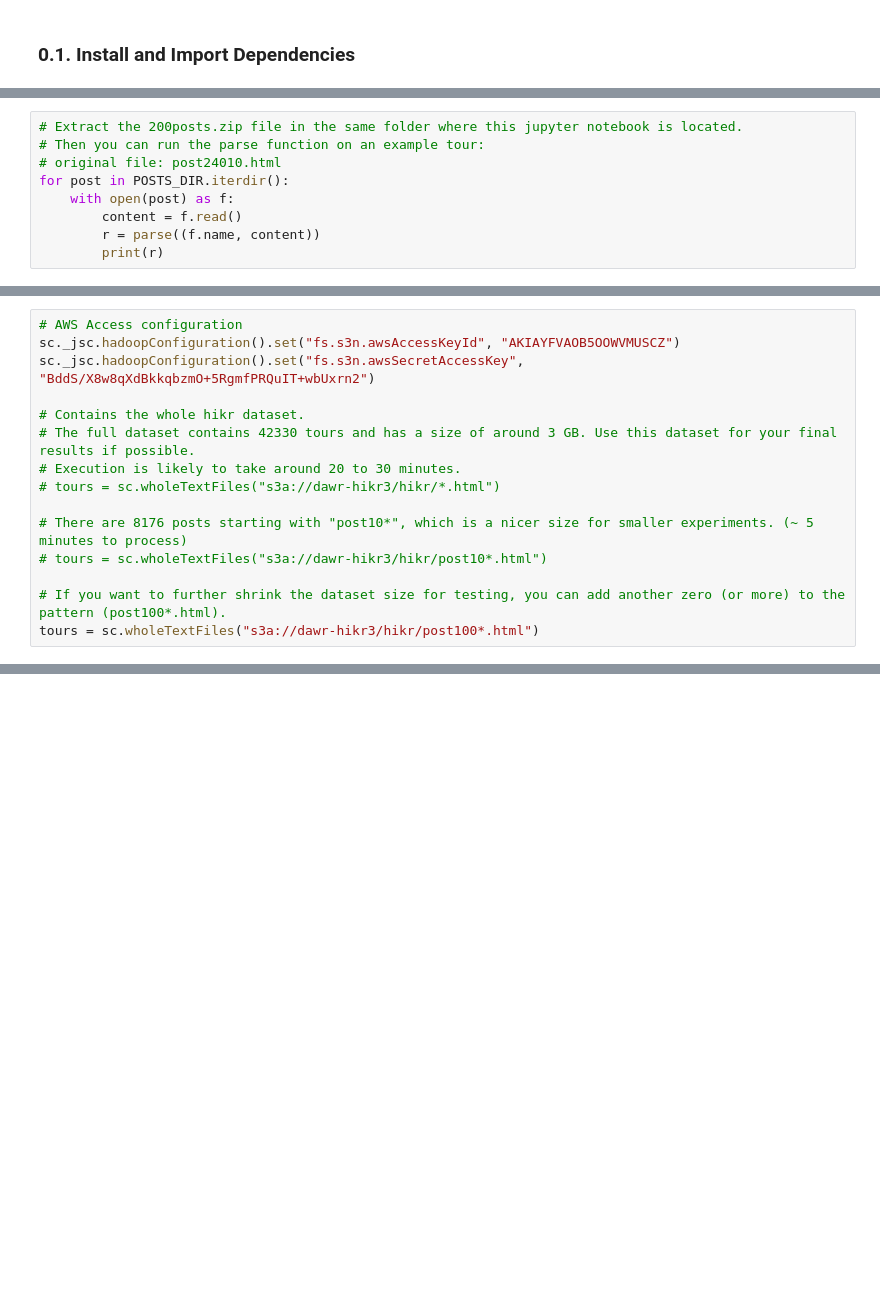
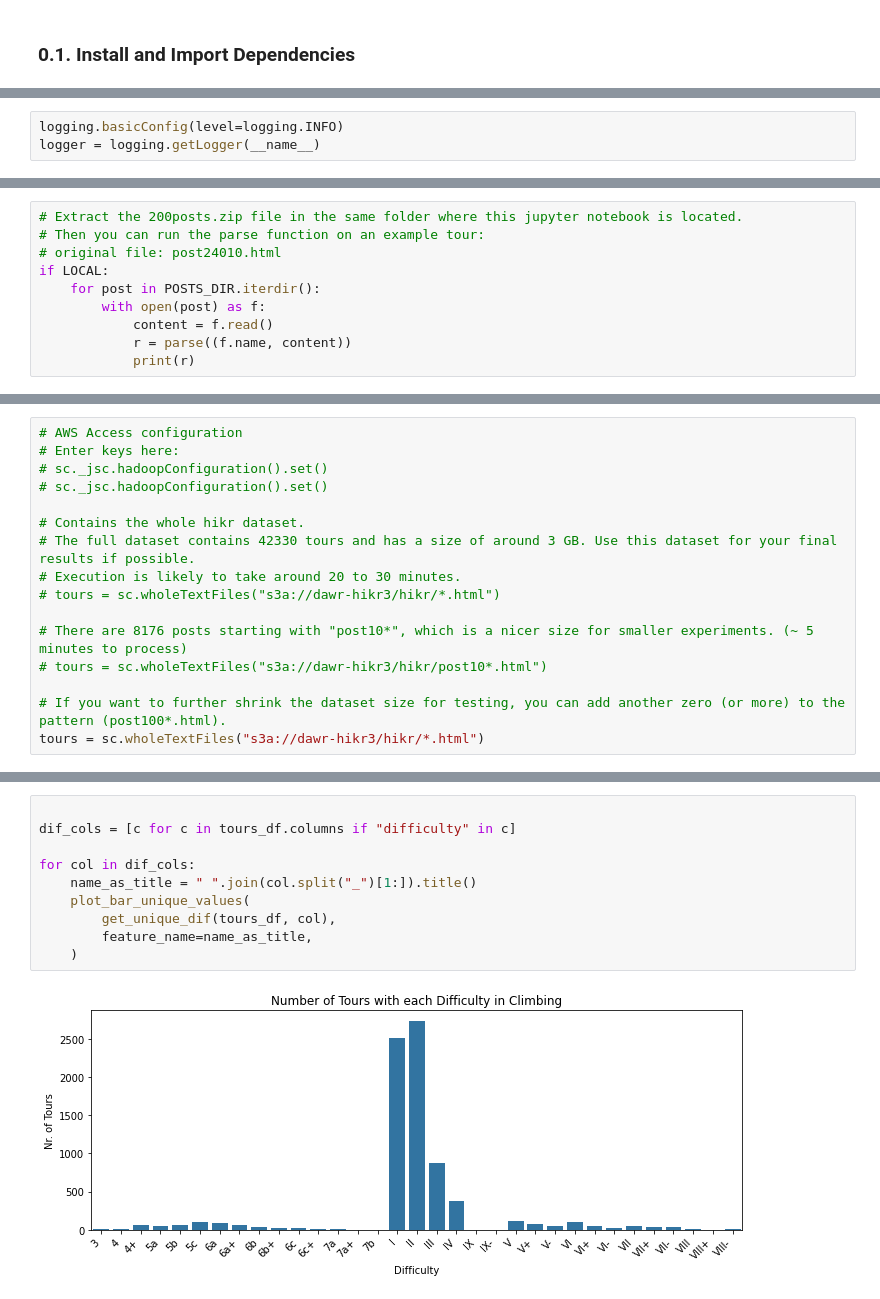
Before and after one commit to RobinfRoth/dawr-ass3, a Jupyter notebook: dawr_assignment3.ipynb, the cells around one changed output, grey strips where cells are left out. Cells and saved outputs as stored; diff of their text form; blank space fills up the shorter version.

```diff
--- a/dawr_assignment3.ipynb
+++ b/dawr_assignment3.ipynb
@@ -22,3 +89,6 @@ POSTS_DIR = DATA_DIR / "200posts"
+# %%
+logging.basicConfig(level=logging.INFO)
+logger = logging.getLogger(__name__)
 # %% [markdown]
 ## 1. Parsing Hikes
 
@@ -175,9 +291,10 @@ def parse(tour):
 # Extract the 200posts.zip file in the same folder where this jupyter notebook is located.
 # Then you can run the parse function on an example tour:
 # original file: post24010.html
-for post in POSTS_DIR.iterdir():
-    with open(post) as f:
-        content = f.read()
-        r = parse((f.name, content))
-        print(r)
+if LOCAL:
+    for post in POSTS_DIR.iterdir():
+        with open(post) as f:
+            content = f.read()
+            r = parse((f.name, content))
+            print(r)
 # %% [output]
@@ -224,7 +308,8 @@ You can now use the newly installed library in your code.
 # %%
 # AWS Access configuration
-sc._jsc.hadoopConfiguration().set("fs.s3n.awsAccessKeyId", "AKIAYFVAOB5OOWVMUSCZ")
-sc._jsc.hadoopConfiguration().set("fs.s3n.awsSecretAccessKey", "BddS/X8w8qXdBkkqbzmO+5RgmfPRQuIT+wbUxrn2")
+# Enter keys here:
+# sc._jsc.hadoopConfiguration().set()
+# sc._jsc.hadoopConfiguration().set()
 
 # Contains the whole hikr dataset.
 # The full dataset contains 42330 tours and has a size of around 3 GB. Use this dataset for your final results if possible.
@@ -235,4 +320,4 @@ sc._jsc.hadoopConfiguration().set("fs.s3n.awsSecretAccessKey", "BddS/X8w8qXdBkkq
 # tours = sc.wholeTextFiles("s3a://dawr-hikr3/hikr/post10*.html")
 
 # If you want to further shrink the dataset size for testing, you can add another zero (or more) to the pattern (post100*.html).
-tours = sc.wholeTextFiles("s3a://dawr-hikr3/hikr/post100*.html")
+tours = sc.wholeTextFiles("s3a://dawr-hikr3/hikr/*.html")
@@ -251,0 +810,12 @@ parsedTours.collect()
+# %%
+
+dif_cols = [c for c in tours_df.columns if "difficulty" in c]
+
+for col in dif_cols:
+    name_as_title = " ".join(col.split("_")[1:]).title()
+    plot_bar_unique_values(
+        get_unique_dif(tours_df, col),
+        feature_name=name_as_title,
+    )
+# %% [output]
+[figure, added]
```
Also changed, not shown: parts of 52 cells of this notebook, 5 other files.
